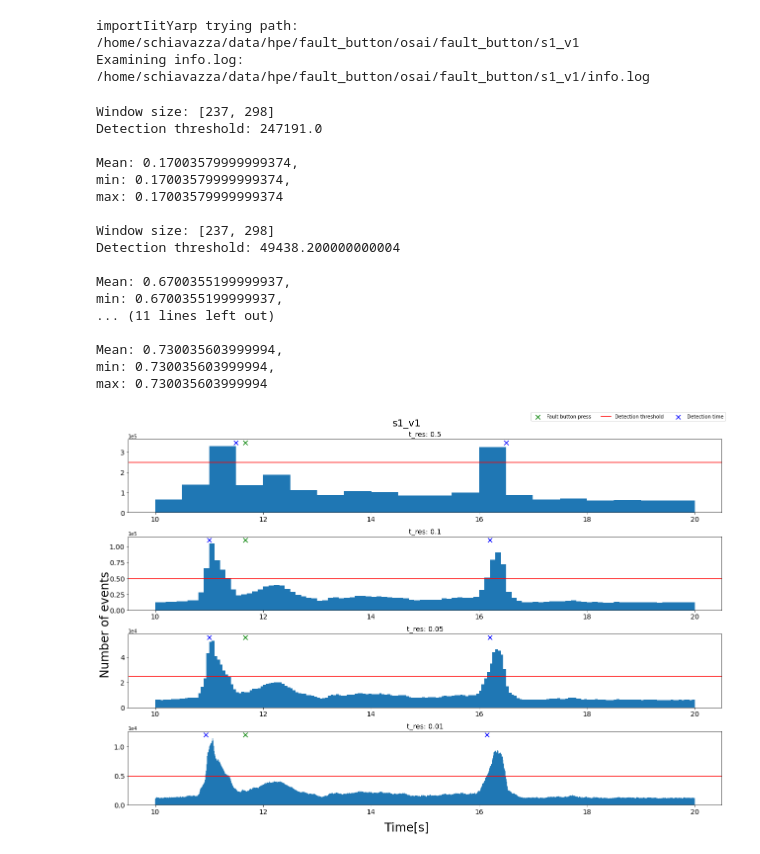
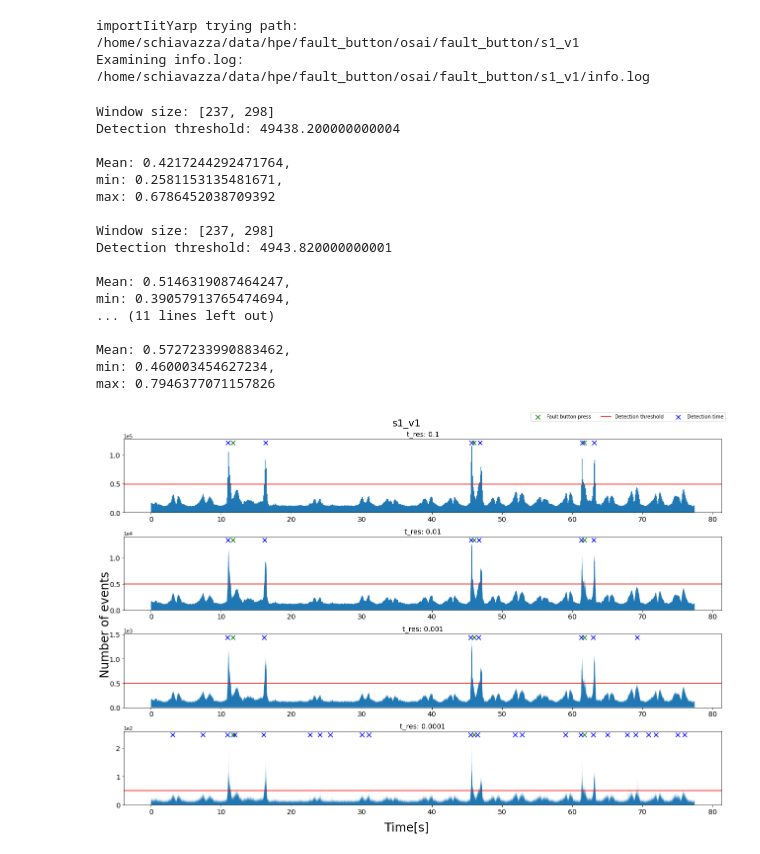
Before and after one commit to event-driven-robotics/EDPR-APRIL, a Jupyter notebook: fault_button/eventrate_test/detection_latency.ipynb, the cells around one changed output. Cells and saved outputs as stored; diff of their text form; code cells hidden in the pictures.

```diff
--- a/fault_button/eventrate_test/detection_latency.ipynb
+++ b/fault_button/eventrate_test/detection_latency.ipynb
@@ -40,7 +40,8 @@ roi_edge = [
 ]
 # %%
 scale = 0.8
-dataset_tres_ls = [0.5, 0.1, 0.05, 0.01]
+# dataset_tres_ls = [0.1, 0.01, 0.001, 0.0002, 0.0001]
+dataset_tres_ls = [10**(-x) for x in range(1, 5)]
 base_thresh = 7
 t_start = 0
 t_end = np.inf
@@ -52,6 +53,7 @@ press_timing = press_timing[
 fig, axs = plt.subplots(len(dataset_tres_ls), 1, figsize=(18, 12))
 
 mean_differences = []
+n_detections = []
 
 for ax, dataset_tres in zip(axs, dataset_tres_ls):
 
@@ -68,45 +70,46 @@ for ax, dataset_tres in zip(axs, dataset_tres_ls):
     v = plt_y_lim[1]
 
     detection_thresh = (base_thresh * dataset_tres) * (window_size[0] * window_size[1])
 
     utils.plot_press_times(ax, press_timing, yval=v)
     detection_times = utils.plot_detections(ax, h, detection_thresh, bins, dataset_tres, yval=v)
 
     ax.ticklabel_format(axis="y", style="sci", scilimits=(0,0))
     ax.tick_params(labelsize=14)
     ax.set_title(f"t_res: {dataset_tres}", fontsize=14)
 
     differences = utils.measure_time_difference(detection_times, press_timing)
     mean_differences.append(np.mean(differences))
+    n_detections.append(len(detection_times) - len(press_timing))
     print(f"\nMean: {np.mean(differences)},\nmin: {np.min(differences)},\nmax: {np.max(differences)}\n")
 
 
 fig.suptitle(sequence_name, fontsize=20)
 fig.supxlabel("Time[s]", fontsize=24)
 fig.supylabel("Number of events", fontsize=24)
 
 lines, labels = fig.axes[-1].get_legend_handles_labels()
 plt.figlegend(lines,labels, ncol=3)
 
 fig.tight_layout()
 # %% [output]
-Window size: [237, 298]
-Detection threshold: 247191.0
-
-Mean: 0.17003579999999374,
-min: 0.17003579999999374,
-max: 0.17003579999999374
-
 Window size: [237, 298]
 Detection threshold: 49438.200000000004
 
-Mean: 0.6700355199999937,
-min: 0.6700355199999937,
+Mean: 0.4217244292471764,
+min: 0.2581153135481671,
+max: 0.6786452038709392
+
+Window size: [237, 298]
+Detection threshold: 4943.820000000001
+
+Mean: 0.5146319087464247,
+min: 0.39057913765474694,
 ... (11 lines left out)
 
-Mean: 0.730035603999994,
-min: 0.730035603999994,
-max: 0.730035603999994
+Mean: 0.5727233990883462,
+min: 0.460003454627234,
+max: 0.7946377071157826
-[figure, old version]
+[figure, new version]
 # %%
 fig = plt.figure(figsize=(12, 9))
```
Also changed, not shown: parts of 2 cells of this notebook.
